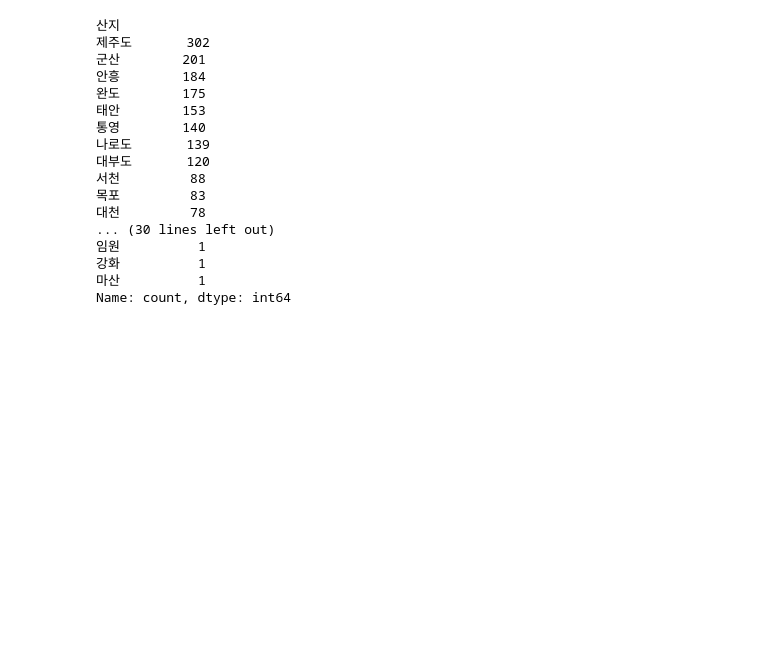
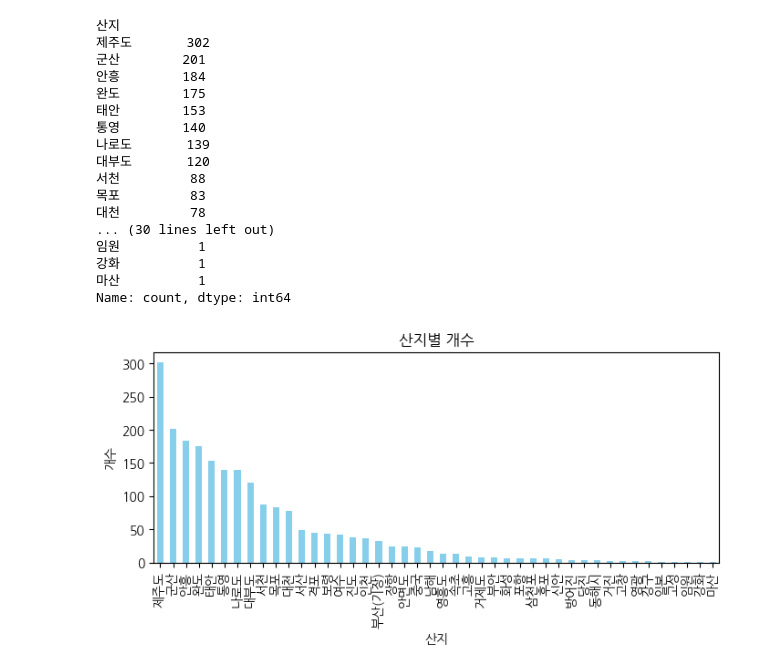
Before and after one commit to hogangzero/hogangzero-project, a Jupyter notebook: 넙치 데이터.ipynb, the cells around one changed output. Cells and saved outputs as stored; diff of their text form; code cells hidden in the pictures; blank space fills up the shorter version.

```diff
--- a/넙치 데이터.ipynb
+++ b/넙치 데이터.ipynb
@@ -98,0 +94,11 @@ area_counts = data_all['산지'].value_counts()
+# %%
+area = df['산지'].value_counts()
+
+
+area.plot(kind='bar', figsize=(8, 3), color='skyblue')
+plt.title('산지별 개수')
+plt.xlabel('산지')
+plt.ylabel('개수')
+plt.show()
+# %% [output]
+[figure, added]
```
Also changed, not shown: parts of 11 cells of this notebook.
